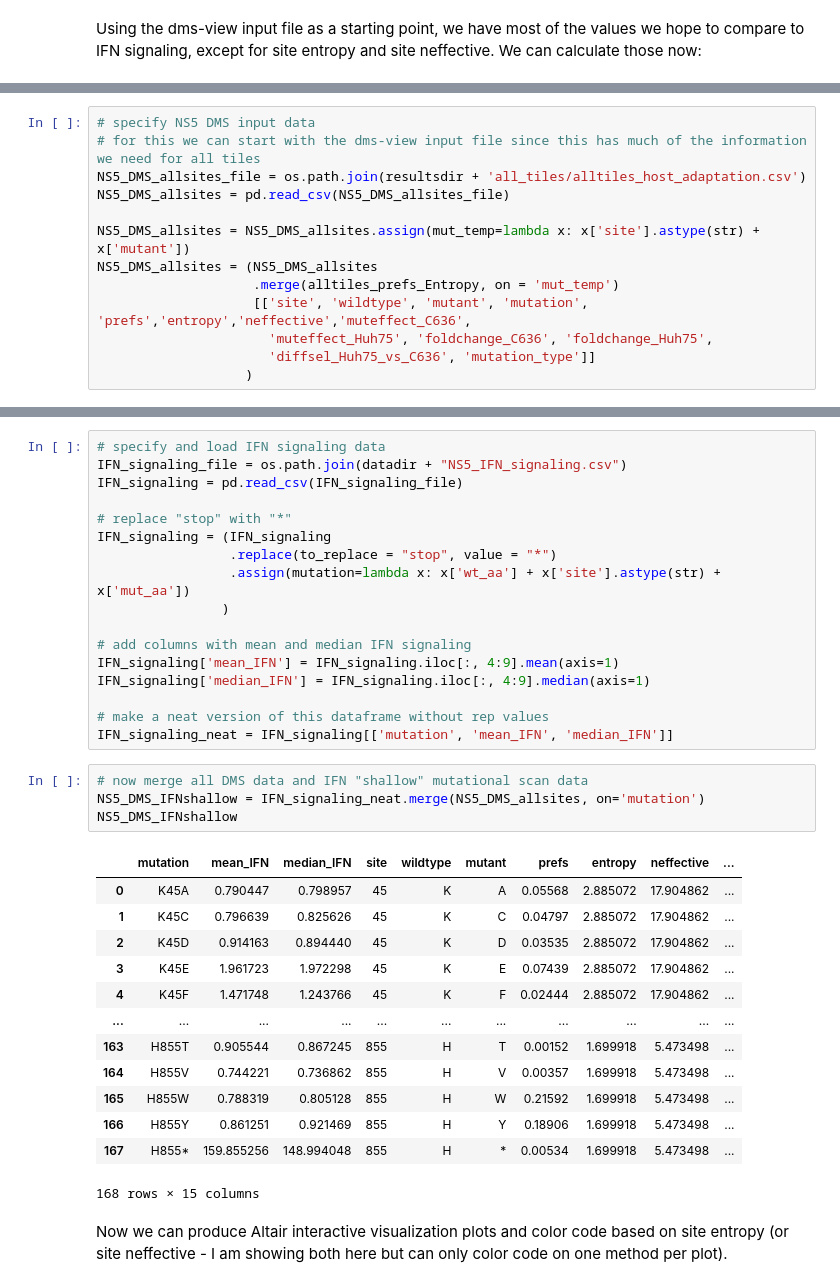
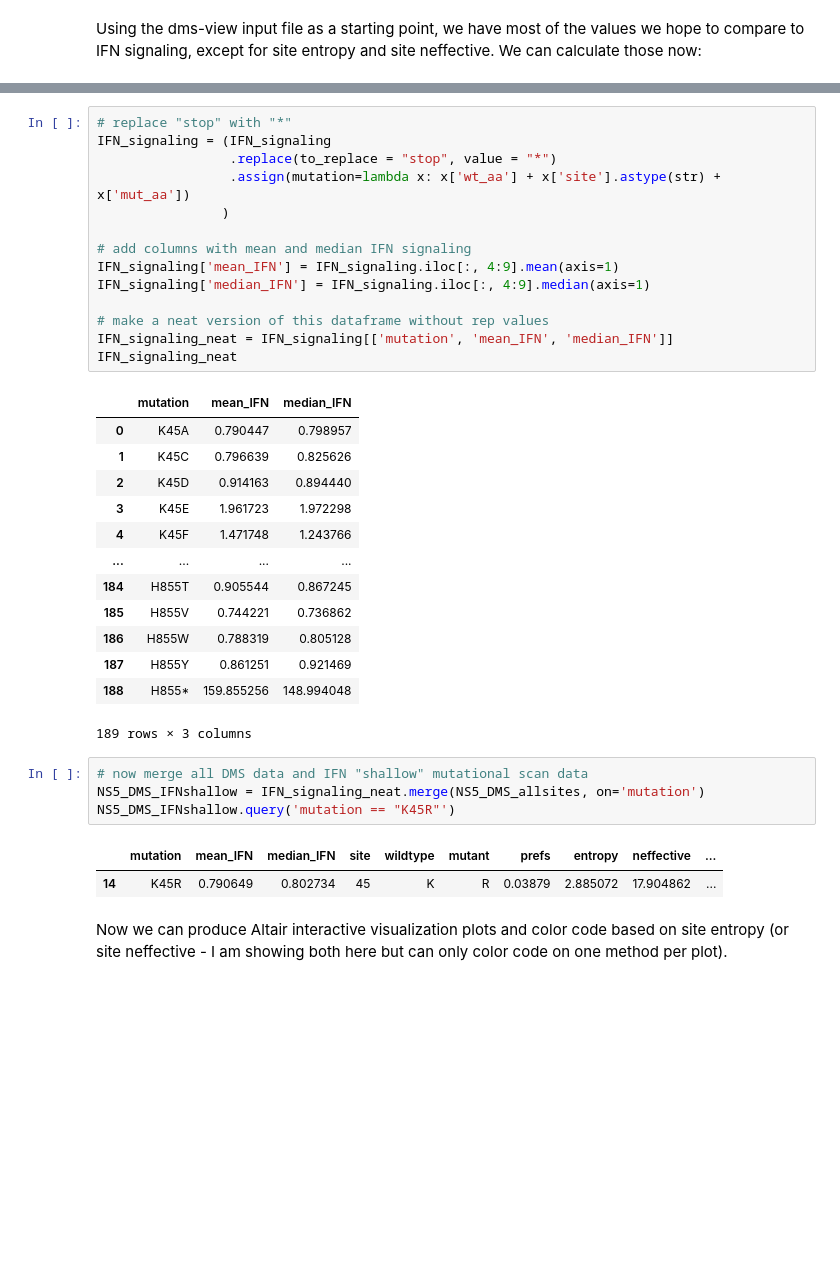
Before and after one commit to jbloomlab/ZIKV_DMS_NS5_EvansLab, a Jupyter notebook: shallow_IFN_analysis.ipynb, the cells around one changed output, grey strips where cells are left out. Saved outputs shown, nothing was run; the diff lists cells and outputs as text; blank space fills up the shorter version.

```diff
--- a/shallow_IFN_analysis.ipynb
+++ b/shallow_IFN_analysis.ipynb
@@ -68,13 +82,0 @@ alltiles_prefs_Entropy = (alltiles_prefs
-# %%
-# specify NS5 DMS input data
-# for this we can start with the dms-view input file since this has much of the information we need for all tiles
-NS5_DMS_allsites_file = os.path.join(resultsdir + 'all_tiles/alltiles_host_adaptation.csv')
-NS5_DMS_allsites = pd.read_csv(NS5_DMS_allsites_file)
-
-NS5_DMS_allsites = NS5_DMS_allsites.assign(mut_temp=lambda x: x['site'].astype(str) + x['mutant'])
-NS5_DMS_allsites = (NS5_DMS_allsites
-                    .merge(alltiles_prefs_Entropy, on = 'mut_temp')
-                    [['site', 'wildtype', 'mutant', 'mutation', 'prefs','entropy','neffective','muteffect_C636',
-                      'muteffect_Huh75', 'foldchange_C636', 'foldchange_Huh75',
-                      'diffsel_Huh75_vs_C636', 'mutation_type']]
-                   )
@@ -81,8 +102,4 @@ NS5_DMS_allsites = (NS5_DMS_allsites
 # %%
-# specify and load IFN signaling data
-IFN_signaling_file = os.path.join(datadir + "NS5_IFN_signaling.csv")
-IFN_signaling = pd.read_csv(IFN_signaling_file)
-
 # replace "stop" with "*"
 IFN_signaling = (IFN_signaling
                  .replace(to_replace = "stop", value = "*")
@@ -95,24 +112,28 @@ IFN_signaling['median_IFN'] = IFN_signaling.iloc[:, 4:9].median(axis=1)
 
 # make a neat version of this dataframe without rep values
 IFN_signaling_neat = IFN_signaling[['mutation', 'mean_IFN', 'median_IFN']]
+IFN_signaling_neat
+# %% [output]
+|  | mutation | mean_IFN | median_IFN |
+| 0 | K45A | 0.790447 | 0.798957 |
+| 1 | K45C | 0.796639 | 0.825626 |
+| 2 | K45D | 0.914163 | 0.894440 |
+| 3 | K45E | 1.961723 | 1.972298 |
+| 4 | K45F | 1.471748 | 1.243766 |
+| ... | ... | ... | ... |
+| 184 | H855T | 0.905544 | 0.867245 |
+| 185 | H855V | 0.744221 | 0.736862 |
+| 186 | H855W | 0.788319 | 0.805128 |
+| 187 | H855Y | 0.861251 | 0.921469 |
+| 188 | H855* | 159.855256 | 148.994048 |
+189 rows × 3 columns
 # %%
 # now merge all DMS data and IFN "shallow" mutational scan data
 NS5_DMS_IFNshallow = IFN_signaling_neat.merge(NS5_DMS_allsites, on='mutation')
-NS5_DMS_IFNshallow
+NS5_DMS_IFNshallow.query('mutation == "K45R"')
 # %% [output]
 |  | mutation | mean_IFN | median_IFN | site | wildtype | mutant | prefs | entropy | neffective | ... |
-| 0 | K45A | 0.790447 | 0.798957 | 45 | K | A | 0.05568 | 2.885072 | 17.904862 | ... |
-| 1 | K45C | 0.796639 | 0.825626 | 45 | K | C | 0.04797 | 2.885072 | 17.904862 | ... |
-| 2 | K45D | 0.914163 | 0.894440 | 45 | K | D | 0.03535 | 2.885072 | 17.904862 | ... |
-| 3 | K45E | 1.961723 | 1.972298 | 45 | K | E | 0.07439 | 2.885072 | 17.904862 | ... |
-| 4 | K45F | 1.471748 | 1.243766 | 45 | K | F | 0.02444 | 2.885072 | 17.904862 | ... |
-| ... | ... | ... | ... | ... | ... | ... | ... | ... | ... | ... |
-| 163 | H855T | 0.905544 | 0.867245 | 855 | H | T | 0.00152 | 1.699918 | 5.473498 | ... |
-| 164 | H855V | 0.744221 | 0.736862 | 855 | H | V | 0.00357 | 1.699918 | 5.473498 | ... |
-| 165 | H855W | 0.788319 | 0.805128 | 855 | H | W | 0.21592 | 1.699918 | 5.473498 | ... |
-| 166 | H855Y | 0.861251 | 0.921469 | 855 | H | Y | 0.18906 | 1.699918 | 5.473498 | ... |
-| 167 | H855* | 159.855256 | 148.994048 | 855 | H | * | 0.00534 | 1.699918 | 5.473498 | ... |
+| 14 | K45R | 0.790649 | 0.802734 | 45 | K | R | 0.03879 | 2.885072 | 17.904862 | ... |
-168 rows × 15 columns
 # %% [markdown]
 Now we can produce Altair interactive visualization plots and color code based on site entropy (or site neffective -  I am showing both here but can only color code on one method per plot).
 # %%
```
Also changed, not shown: parts of 2 cells of this notebook, 3 other files.
